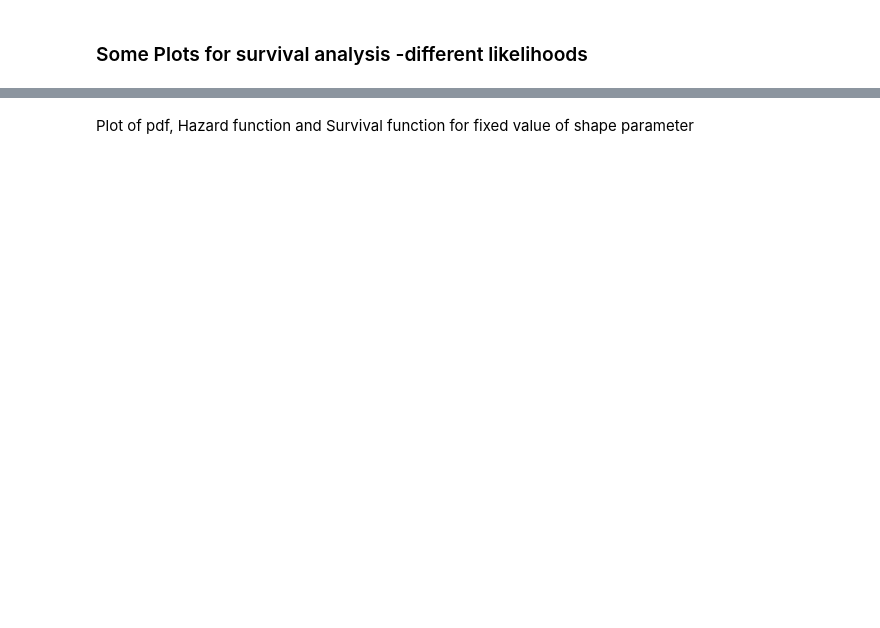
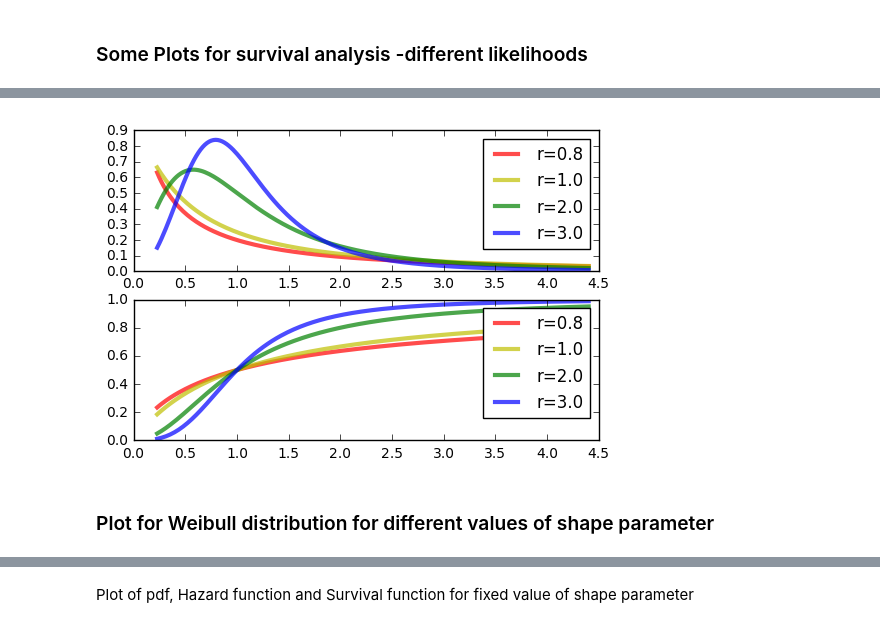
Before and after one commit to adhaka/notebook_gallery, a Jupyter notebook: clean/Plots-Survival.ipynb, the cells around one changed output, grey strips where cells are left out. Drawn from its saved outputs; the diff is of its cells as text; code cells hidden in the pictures; blank space fills up the shorter version.

Commit message:
improving notebook on different likelihoods and showing the effect of censoring in fitting of distribution

```diff
--- a/clean/Plots-Survival.ipynb
+++ b/clean/Plots-Survival.ipynb
@@ -34,0 +40,11 @@ for i,rv in enumerate(rvs):
+# %%
+c = [0.7, 0.9, 0.99, 1.4, 2, 2.5]
+c2 = [0.5, 0.7, 0.9, 1.6]
+c3 = [ 0.8, 1.0, 2.0, 3.0]
+# %%
+rvs = [fisk(i) for i in c2]
+rvs_fisk = [fisk(i) for i in c3]
+rvs_weib = [weibull_min(i) for i in c3]
+rvs_lognormal = [lognorm(i) for i in c3]
+# %%
+r=3.1
@@ -34,0 +59,20 @@ for i,rv in enumerate(rvs):
+# %%
+fig2, (ax21, ax22) = plt.subplots(2,1)
+# %%
+ax21.plot(x, rvs_fisk[0].pdf(x), 'r', lw=3, alpha=0.7, label='r='+str(c3[0]))
+ax21.plot(x, rvs_fisk[1].pdf(x), 'y', lw=3, alpha=0.7, label='r='+str(c3[1]))
+ax21.plot(x, rvs_fisk[2].pdf(x), 'g', lw=3, alpha=0.7, label='r='+str(c3[2]))
+ax21.plot(x, rvs_fisk[3].pdf(x), 'b', lw=3, alpha=0.7, label='r='+str(c3[3]))
+first_legend = ax21.legend(loc=1)
+ax22.plot(x, rvs_fisk[0].cdf(x), 'r', lw=3, alpha=0.7, label='r='+str(c3[0]))
+ax22.plot(x, rvs_fisk[1].cdf(x), 'y', lw=3, alpha=0.7, label='r='+str(c3[1]))
+ax22.plot(x, rvs_fisk[2].cdf(x), 'g', lw=3, alpha=0.7, label='r='+str(c3[2]))
+ax22.plot(x, rvs_fisk[3].cdf(x), 'b', lw=3, alpha=0.7, label='r='+str(c3[3]))
+# plt.ylim((0,1.2))
+second_legend = ax22.legend(loc=4)
+plt.legend()
+plt.show()
+# %% [output]
+[figure, added]
+# %% [markdown]
+### Plot for Weibull distribution for different values of shape parameter
```
Also changed, not shown: parts of 81 cells of this notebook.
